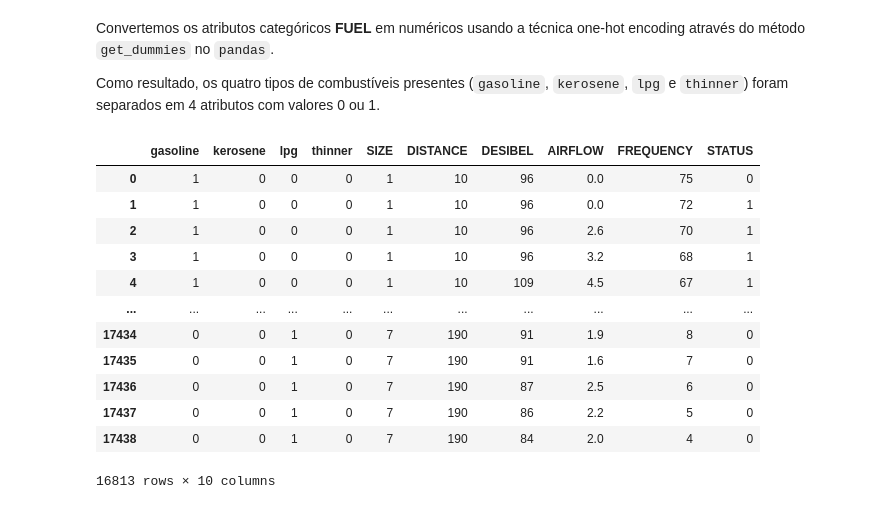
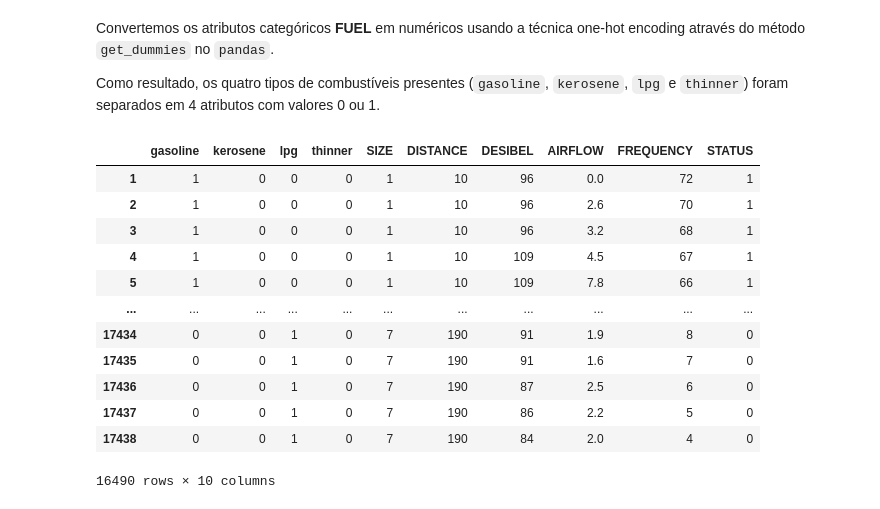
Before and after one commit to mathrmiranda/ML_Projeto, a Jupyter notebook: ML_Projeto.ipynb, the cells around one changed output. Drawn from its saved outputs; the diff is of its cells as text; code cells hidden in the pictures.

Commit message:
Outliers nas colunas 'frequency' e 'distance'.
Checagem de valores nulos ou faltando também adicionada

```diff
--- a/ML_Projeto.ipynb
+++ b/ML_Projeto.ipynb
@@ -28,6 +33,9 @@ print("Outliers:", len(df_out_airflow))
 # apenas inliers segundo std
 df_in_airflow = df[(df['AIRFLOW'] >= media-(desvp*2)) & (df['AIRFLOW'] <= media+(desvp*2))]
 print("Inliers:", len(df_in_airflow))
+
+#removendo outliers
+df = df_in_airflow
 # %% [output]
 media = 6.98, desvio padrao = 4.74
 Outliers: 34
@@ -53,0 +67,16 @@ Inliers: 16813
+# %%
+desvp = df['FREQUENCY'].std()
+media = df['FREQUENCY'].mean()
+
+print("media = %.2f, desvio padrao = %.2f" % (media, desvp))
+
+# apenas outliers segundo std
+df_out_freq = df[(df['FREQUENCY'] < media-(desvp*2)) | (df['FREQUENCY'] > media+(desvp*2))]
+print("Outliers:", len(df_out_freq))
+
+# apenas inliers segundo std
+df_in_freq = df[(df['FREQUENCY'] >= media-(desvp*2)) & (df['FREQUENCY'] <= media+(desvp*2))]
+print("Inliers:", len(df_in_freq))
+
+#removendo outliers
+df = df_in_freq
@@ -53,0 +89,16 @@ Inliers: 16813
+# %%
+desvp = df['DISTANCE'].std()
+media = df['DISTANCE'].mean()
+
+print("media = %.2f, desvio padrao = %.2f" % (media, desvp))
+
+# apenas outliers segundo std
+df_out_dist = df[(df['DISTANCE'] < media-(desvp*2)) | (df['DISTANCE'] > media+(desvp*2))]
+print("Outliers:", len(df_out_dist))
+
+# apenas inliers segundo std
+df_in_dist = df[(df['DISTANCE'] >= media-(desvp*2)) & (df['DISTANCE'] <= media+(desvp*2))]
+print("Inliers:", len(df_in_dist))
+
+#removendo outliers
+df = df_in_dist
@@ -74,20 +155,20 @@ Convertemos os atributos categóricos **FUEL** em numéricos usando a técnica o
 
 Como resultado, os quatro tipos de combustíveis presentes (`gasoline`, `kerosene`, `lpg` e `thinner`) foram separados em 4 atributos com valores 0 ou 1.
 # %%
-dummy_vars = pd.get_dummies(df_in['FUEL'])
-df_dummies = pd.concat([dummy_vars, df_in.drop('FUEL', axis=1)], axis = 1, sort=False)
+dummy_vars = pd.get_dummies(df['FUEL'])
+df_dummies = pd.concat([dummy_vars, df.drop('FUEL', axis=1)], axis = 1, sort=False)
 df_dummies
 # %% [output]
 |  | gasoline | kerosene | lpg | thinner | SIZE | DISTANCE | DESIBEL | AIRFLOW | FREQUENCY | STATUS |
-| 0 | 1 | 0 | 0 | 0 | 1 | 10 | 96 | 0.0 | 75 | 0 |
 | 1 | 1 | 0 | 0 | 0 | 1 | 10 | 96 | 0.0 | 72 | 1 |
 | 2 | 1 | 0 | 0 | 0 | 1 | 10 | 96 | 2.6 | 70 | 1 |
 | 3 | 1 | 0 | 0 | 0 | 1 | 10 | 96 | 3.2 | 68 | 1 |
 | 4 | 1 | 0 | 0 | 0 | 1 | 10 | 109 | 4.5 | 67 | 1 |
+| 5 | 1 | 0 | 0 | 0 | 1 | 10 | 109 | 7.8 | 66 | 1 |
 | ... | ... | ... | ... | ... | ... | ... | ... | ... | ... | ... |
 | 17434 | 0 | 0 | 1 | 0 | 7 | 190 | 91 | 1.9 | 8 | 0 |
 | 17435 | 0 | 0 | 1 | 0 | 7 | 190 | 91 | 1.6 | 7 | 0 |
 | 17436 | 0 | 0 | 1 | 0 | 7 | 190 | 87 | 2.5 | 6 | 0 |
 | 17437 | 0 | 0 | 1 | 0 | 7 | 190 | 86 | 2.2 | 5 | 0 |
 | 17438 | 0 | 0 | 1 | 0 | 7 | 190 | 84 | 2.0 | 4 | 0 |
-16813 rows × 10 columns
+16490 rows × 10 columns
```
Also changed, not shown: parts of 12 cells of this notebook.
